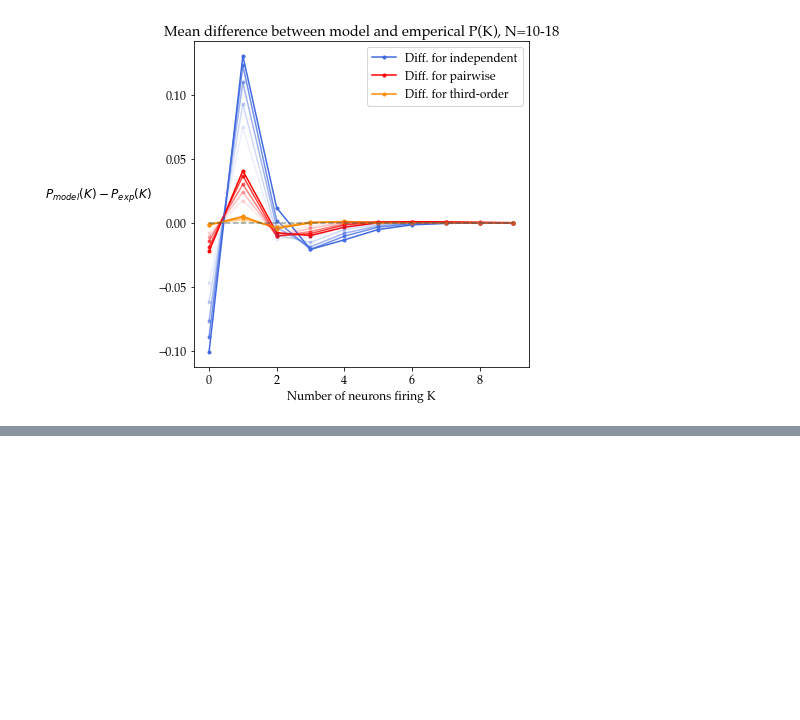
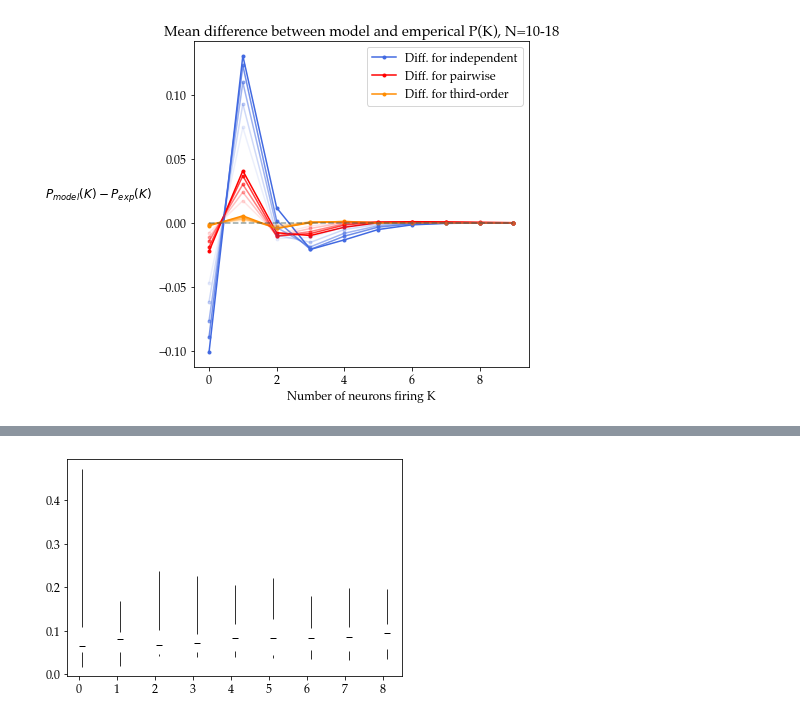
Before and after one commit to abramschon/maxent, a Jupyter notebook: notebooks/correlations.ipynb, the cells around one changed output, grey strips where cells are left out. Saved outputs shown, nothing was run; the diff lists cells and outputs as text; code cells hidden in the pictures; blank space fills up the shorter version.

```diff
--- a/notebooks/correlations.ipynb
+++ b/notebooks/correlations.ipynb
@@ -518,0 +590,4 @@ plt.show()
+# %%
+plot_quartiles(pair_DKL/ind_DKL,'black', None, 0.1)
+# %% [output]
+[figure, added]
```
Also changed, not shown: parts of 16 cells of this notebook, 28 other files.
